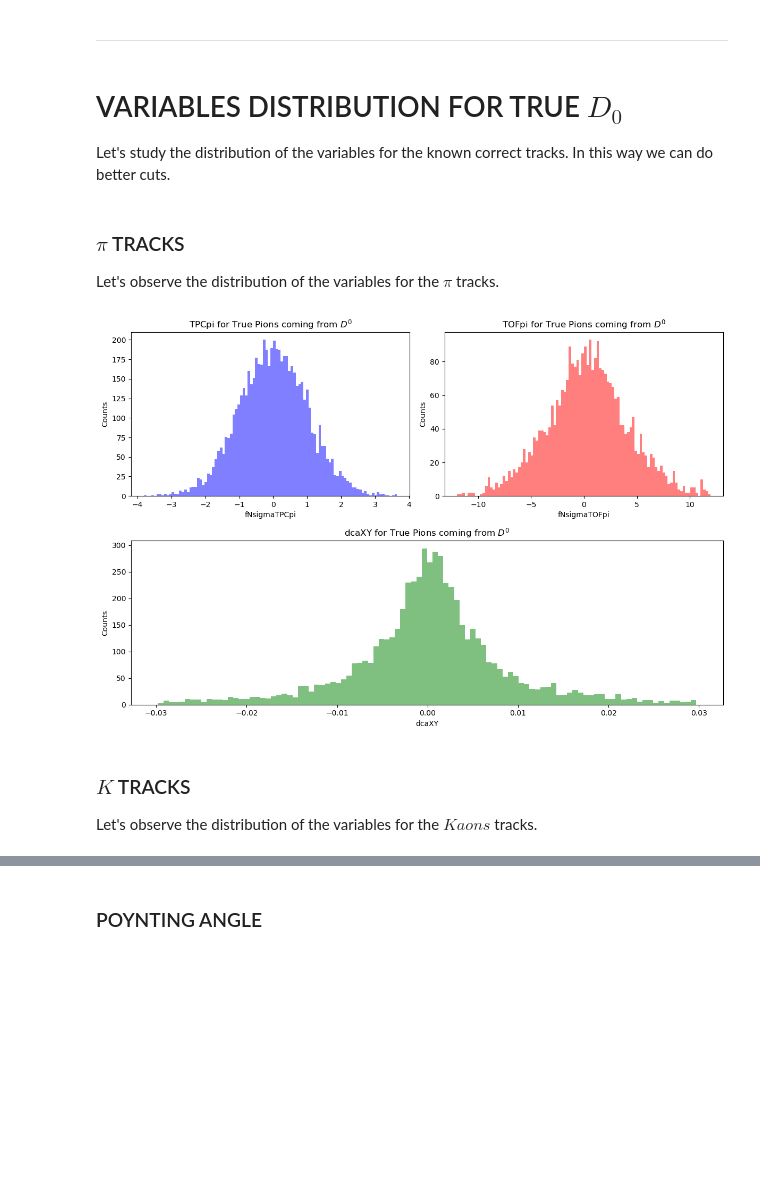
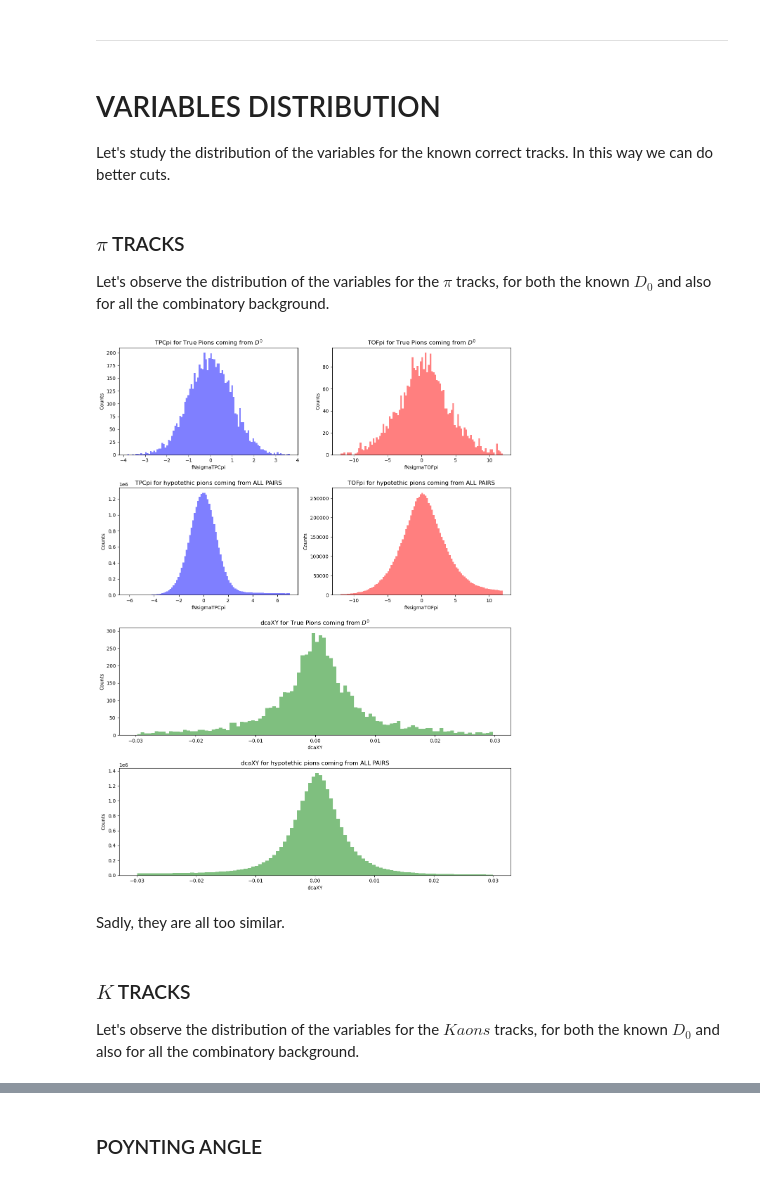
Before and after one commit to LeoPi314/LCPB_Project, a Jupyter notebook: MC_cut_analysis.ipynb, the cells around one changed output, grey strips where cells are left out. Saved outputs shown, nothing was run; the diff lists cells and outputs as text; code cells hidden in the pictures; blank space fills up the shorter version.

Commit message:
added comparison TRUE D0 vs combinatory BG

```diff
--- a/MC_cut_analysis.ipynb
+++ b/MC_cut_analysis.ipynb
@@ -240,58 +241,86 @@ Also the distribution of $D_0$ and $anti-D_0$ is exactly the same.
 # %% [markdown]
 ---
 # %% [markdown]
-# VARIABLES DISTRIBUTION FOR TRUE $D_0$
+# VARIABLES DISTRIBUTION
 Let's study the distribution of the variables for the known correct tracks. In this way we can do better cuts.
 # %% [markdown]
 ### $\pi$ TRACKS
-Let's observe the distribution of the variables for the $\pi$ tracks.
+Let's observe the distribution of the variables for the $\pi$ tracks, for both the known $D_0$ and also for all the combinatory background.
 # %%
 N_BINS = 100
 
 # Layout con due colonne
 zones = [
-    ["tpcpi", "tofpi"],
-    ["dcaxy","dcaxy"]
+    ["tpcpi_D0", "tofpi_D0"],
+    ["tpcpi_all", "tofpi_all"],
+    ["dcaxy_D0","dcaxy_D0"],
+    ["dcaxy_all","dcaxy_all"],
 ]
 
 # Creazione della figura usando subplot_mosaic
 fig, axes = plt.subplot_mosaic(
     zones,
-    figsize=(12, 8)
+    figsize=(12, 16)
 )
 
-# --- Plot TPCpi ---
+# --- Plot TPCpi for TRUE D0 ---
 data = final_results.loc[mask_true_d0, 'pos_TPCpi'].values
-axes["tpcpi"].hist(data, bins=N_BINS, color="blue", alpha=0.5, label="D^0")
-axes["tpcpi"].set_title("TPCpi for True Pions coming from $D^0$")
-axes["tpcpi"].set_xlabel("fNsigmaTPCpi")
-axes["tpcpi"].set_ylabel("Counts")
+axes["tpcpi_D0"].hist(data, bins=N_BINS, color="blue", alpha=0.5, label="D^0")
+axes["tpcpi_D0"].set_title("TPCpi for True Pions coming from $D^0$")
+axes["tpcpi_D0"].set_xlabel("fNsigmaTPCpi")
+axes["tpcpi_D0"].set_ylabel("Counts")
 
-# --- Plot TOFpi con filtro (-12, 12) ---
+# --- Plot TOFpi con filtro (-12, 12) for TRUE D0 ---
 data = final_results.loc[mask_true_d0, 'pos_TOFpi'].values
 data = data[(data > -12) & (data < 12)]
-axes["tofpi"].hist(data, bins=N_BINS, color="red", alpha=0.5, label="D^0")
-axes["tofpi"].set_title("TOFpi for True Pions coming from $D^0$")
-axes["tofpi"].set_xlabel("fNsigmaTOFpi")
-axes["tofpi"].set_ylabel("Counts")
+axes["tofpi_D0"].hist(data, bins=N_BINS, color="red", alpha=0.5, label="D^0")
+axes["tofpi_D0"].set_title("TOFpi for True Pions coming from $D^0$")
+axes["tofpi_D0"].set_xlabel("fNsigmaTOFpi")
+axes["tofpi_D0"].set_ylabel("Counts")
 
-# --- Plot dcaXY ---
+# --- Plot TPCpi FOR ALL PAIRS---
+data = final_results['pos_TPCpi'].values
+data = data[(data > -7) & (data < 7)]
+axes["tpcpi_all"].hist(data, bins=N_BINS, color="blue", alpha=0.5, label="D^0")
+axes["tpcpi_all"].set_title("TPCpi for hypotethic pions coming from ALL PAIRS")
+axes["tpcpi_all"].set_xlabel("fNsigmaTPCpi")
+axes["tpcpi_all"].set_ylabel("Counts")
+
+# --- Plot TOFpi con filtro (-12, 12) FOR ALL PAIRS ---
+data = final_results['pos_TOFpi'].values
+data = data[(data > -12) & (data < 12)]
+axes["tofpi_all"].hist(data, bins=N_BINS, color="red", alpha=0.5, label="D^0")
+axes["tofpi_all"].set_title("TOFpi for hypotethic pions coming from ALL PAIRS")
+axes["tofpi_all"].set_xlabel("fNsigmaTOFpi")
+axes["tofpi_all"].set_ylabel("Counts")
+
+# --- Plot dcaXY for TRUE D0 ---
 data = final_results.loc[mask_true_d0, 'pos_fDcaXY'].values
 data = data[(data > -0.03) & (data < 0.03)]
-axes["dcaxy"].hist(data, bins=N_BINS, color="green", alpha=0.5, label=f"D^0")
-axes["dcaxy"].set_title("dcaXY for True Pions coming from $D^0$")
-axes["dcaxy"].set_xlabel("dcaXY")
-axes["dcaxy"].set_ylabel("Counts")
+axes["dcaxy_D0"].hist(data, bins=N_BINS, color="green", alpha=0.5, label=f"D^0")
+axes["dcaxy_D0"].set_title("dcaXY for True Pions coming from $D^0$")
+axes["dcaxy_D0"].set_xlabel("dcaXY")
+axes["dcaxy_D0"].set_ylabel("Counts")
+
+# --- Plot dcaXY FOR ALL PAIRS ---
+data = final_results['pos_fDcaXY'].values
+data = data[(data > -0.03) & (data < 0.03)]
+axes["dcaxy_all"].hist(data, bins=N_BINS, color="green", alpha=0.5, label=f"D^0")
+axes["dcaxy_all"].set_title("dcaXY for hypotethic pions coming from ALL PAIRS")
+axes["dcaxy_all"].set_xlabel("dcaXY")
+axes["dcaxy_all"].set_ylabel("Counts")
 
 plt.tight_layout()
 plt.show()
 
 del data
 # %% [output]
-[figure, old version]
+[figure, new version]
+# %% [markdown]
+Sadly, they are all too similar.
 # %% [markdown]
 ### $K$ TRACKS
-Let's observe the distribution of the variables for the $Kaons$ tracks.
+Let's observe the distribution of the variables for the $Kaons$ tracks, for both the known $D_0$ and also for all the combinatory background.
 # %%
 N_BINS = 100
 
```
Also changed, not shown: parts of 47 cells of this notebook.
